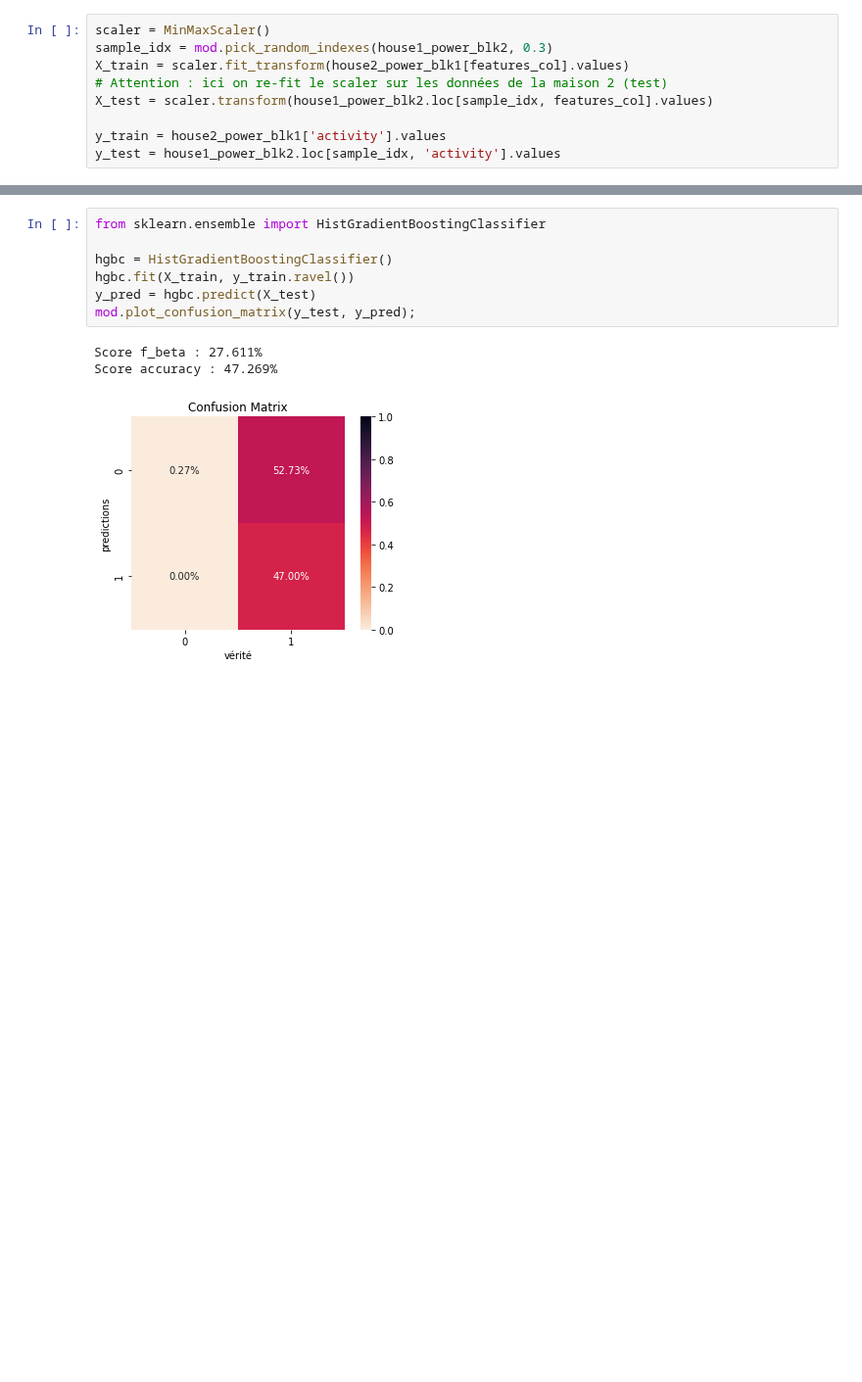
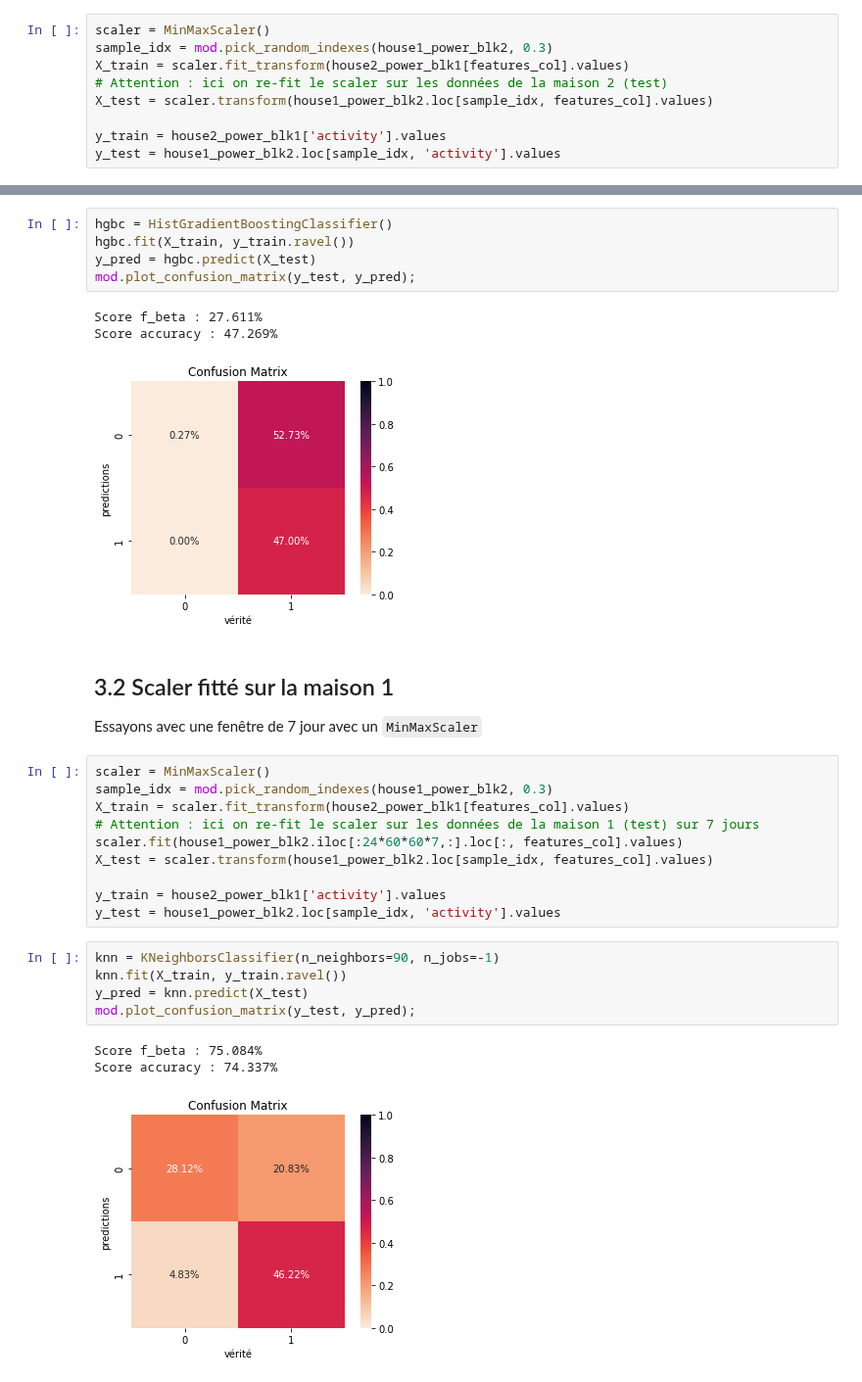
Before and after one commit to hugo-mi/Activity_Detection_From_Electrical_Consumption_Load_Curves, a Jupyter notebook: Exploratory Data Analysis/classification_house1_vs_house2.ipynb, the cells around one changed output, grey strips where cells are left out. Shown at 98% size. Drawn from its saved outputs; the diff is of its cells as text; blank space fills up the shorter version.

Commit message:
add scaling on test data on window

````diff
--- a/Exploratory Data Analysis/classification_house1_vs_house2.ipynb
+++ b/Exploratory Data Analysis/classification_house1_vs_house2.ipynb
@@ -124,6 +118,4 @@ Score accuracy : 69.912%
 # %%
-from sklearn.ensemble import HistGradientBoostingClassifier
-
 hgbc = HistGradientBoostingClassifier()
 hgbc.fit(X_train, y_train.ravel())
 y_pred = hgbc.predict(X_test)
@@ -132,3 +124,25 @@ mod.plot_confusion_matrix(y_test, y_pred);
 Score f_beta : 27.611%
 Score accuracy : 47.269%
 [figure]
+# %% [markdown]
+## 3.2 Scaler fitté sur la maison 1
+Essayons avec une fenêtre de 7 jour avec un ```MinMaxScaler```
+# %%
+scaler = MinMaxScaler()
+sample_idx = mod.pick_random_indexes(house1_power_blk2, 0.3)
+X_train = scaler.fit_transform(house2_power_blk1[features_col].values)
+# Attention : ici on re-fit le scaler sur les données de la maison 1 (test) sur 7 jours
+scaler.fit(house1_power_blk2.iloc[:24*60*60*7,:].loc[:, features_col].values)
+X_test = scaler.transform(house1_power_blk2.loc[sample_idx, features_col].values)
+
+y_train = house2_power_blk1['activity'].values
+y_test = house1_power_blk2.loc[sample_idx, 'activity'].values
+# %%
+knn = KNeighborsClassifier(n_neighbors=90, n_jobs=-1)
+knn.fit(X_train, y_train.ravel())
+y_pred = knn.predict(X_test)
+mod.plot_confusion_matrix(y_test, y_pred);
+# %% [output]
+Score f_beta : 75.084%
+Score accuracy : 74.337%
+[figure, added]
````
Also changed, not shown: parts of 16 cells of this notebook.
